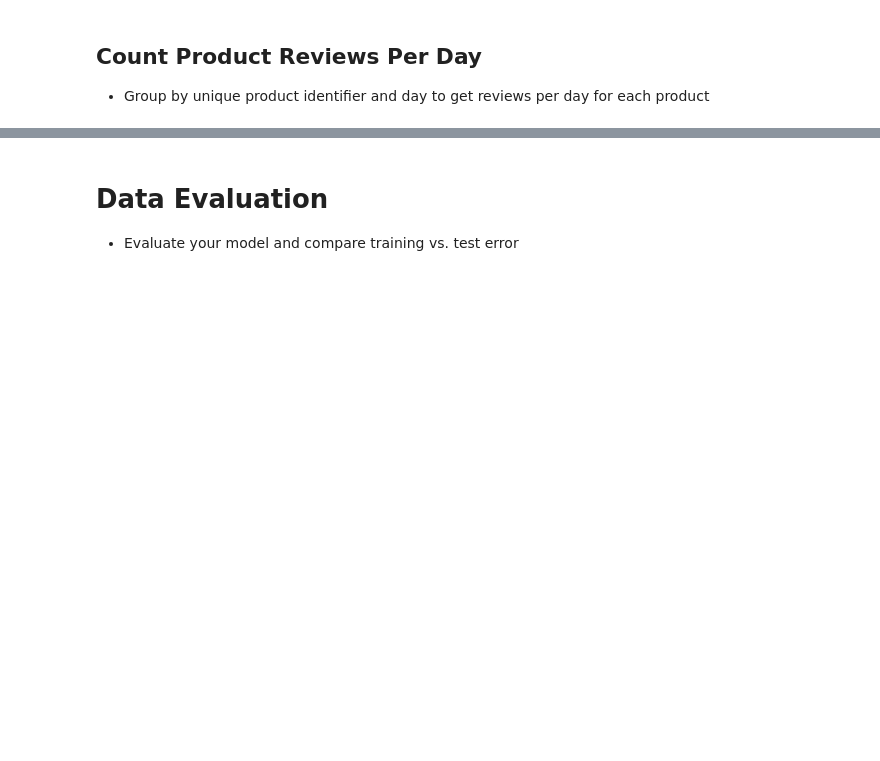
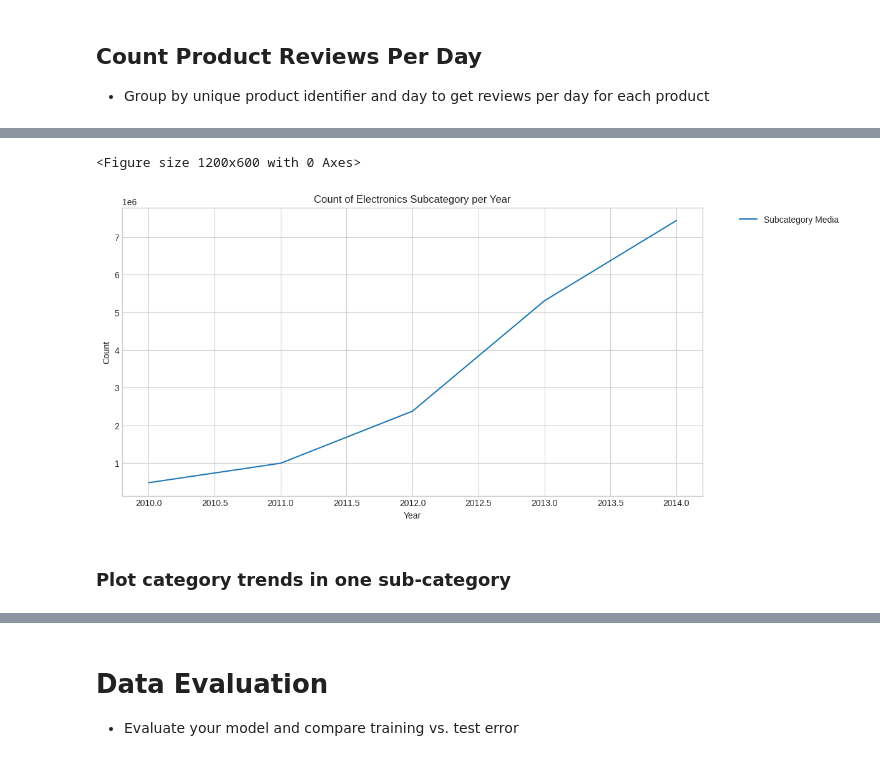
Before and after one commit to clairelin20523/dsc232r-amazon-predictive-modeling, a Jupyter notebook: milestone3.ipynb, the cells around one changed output, grey strips where cells are left out. Saved outputs shown, nothing was run; the diff lists cells and outputs as text; code cells hidden in the pictures; blank space fills up the shorter version.

```diff
--- a/milestone3.ipynb
+++ b/milestone3.ipynb
@@ -289,0 +431,18 @@ Folder size: 0.0 GB
+# %%
+def plot_category(category):
+    '''
+    Method to plot single category
+    Takes in one string parameter: category
+    '''
+    plt.figure(figsize = (12, 6))
+    df = df_pd[df_pd['subcategory'] == category]
+
+    df_grouped = df.groupby('year')['count'].sum().reset_index()
+    df_grouped = df_grouped.sort_values(by='year')
+    plt.figure(figsize=(12, 6))
+    plt.plot(df_grouped['year'], df_grouped['count'], label = 'Subcategory Media')
+    plt.xlabel('Year')
+    plt.ylabel('Count')
+    plt.title('Count of %s Subcategory per Year' % category)
+    plt.legend(bbox_to_anchor = (1.05, 1), loc = 'upper left')
+    plt.show()
@@ -289,0 +462,10 @@ Folder size: 0.0 GB
+# %%
+##################### SET CATEGORY ###########################
+subcategory = 'Electronics'
+
+plot_category(subcategory)
+# %% [output]
+<Figure size 1200x600 with 0 Axes>
+[figure, added]
+# %% [markdown]
+### Plot category trends in one sub-category
```
Also changed, not shown: parts of 55 cells of this notebook.
